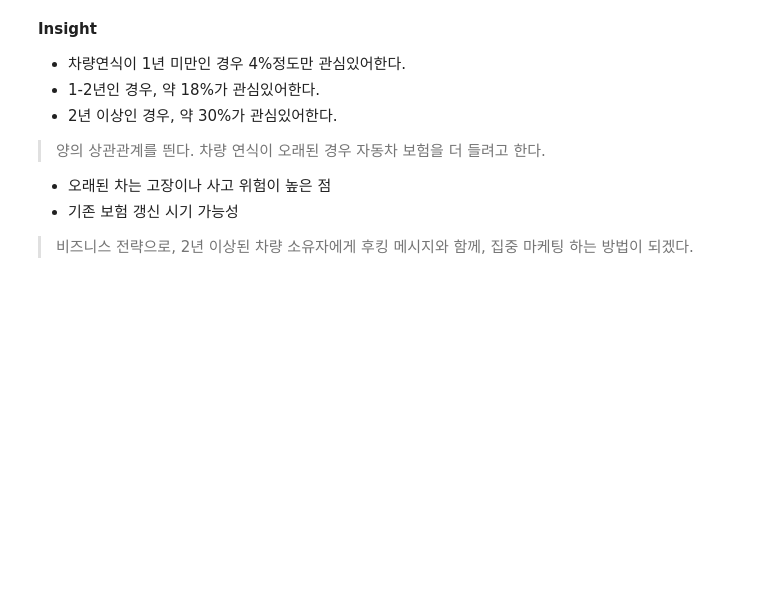
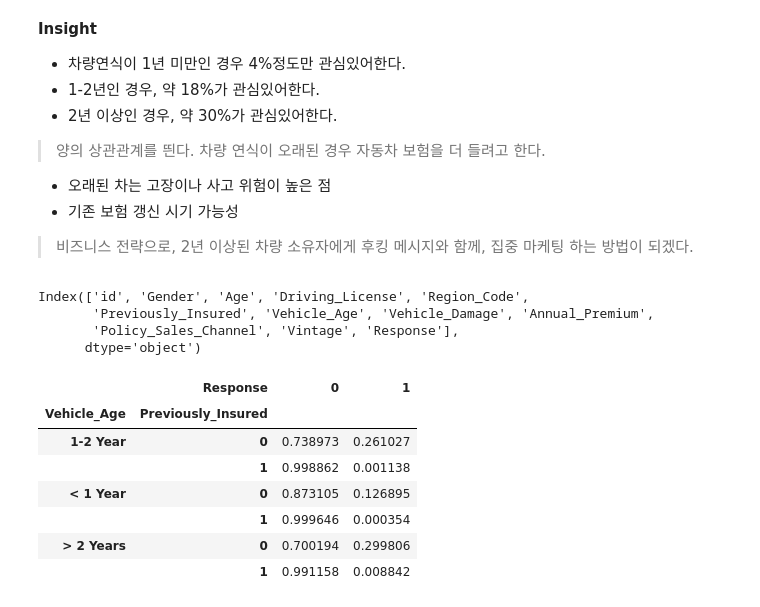
Before and after one commit to kissthedata/project, a Jupyter notebook: health insurance/analysis.ipynb, the cells around one changed output. Saved outputs shown, nothing was run; the diff lists cells and outputs as text; code cells hidden in the pictures; blank space fills up the shorter version.

```diff
--- a/health insurance/analysis.ipynb
+++ b/health insurance/analysis.ipynb
@@ -256,3 +265,21 @@ pd.crosstab(train['Vehicle_Age'], train['Response'], normalize='index').style.ba
 - 기존 보험 갱신 시기 가능성
 
 > 비즈니스 전략으로, 2년 이상된 차량 소유자에게 후킹 메시지와 함께, 집중 마케팅 하는 방법이 되겠다.
+# %%
+train.columns
+# %% [output]
+Index(['id', 'Gender', 'Age', 'Driving_License', 'Region_Code',
+       'Previously_Insured', 'Vehicle_Age', 'Vehicle_Damage', 'Annual_Premium',
+       'Policy_Sales_Channel', 'Vintage', 'Response'],
+      dtype='object')
+# %%
+pd.crosstab([train['Vehicle_Age'], train['Previously_Insured']], train['Response'], normalize='index').style.background_gradient(cmap='coolwarm')
+# %% [output]
+|  | Response | 0 | 1 |
+| Vehicle_Age | Previously_Insured |  |  |
+| 1-2 Year | 0 | 0.738973 | 0.261027 |
+|  | 1 | 0.998862 | 0.001138 |
+| < 1 Year | 0 | 0.873105 | 0.126895 |
+|  | 1 | 0.999646 | 0.000354 |
+| > 2 Years | 0 | 0.700194 | 0.299806 |
+|  | 1 | 0.991158 | 0.008842 |
```
Also changed, not shown: parts of 8 cells of this notebook, 2 other files.
